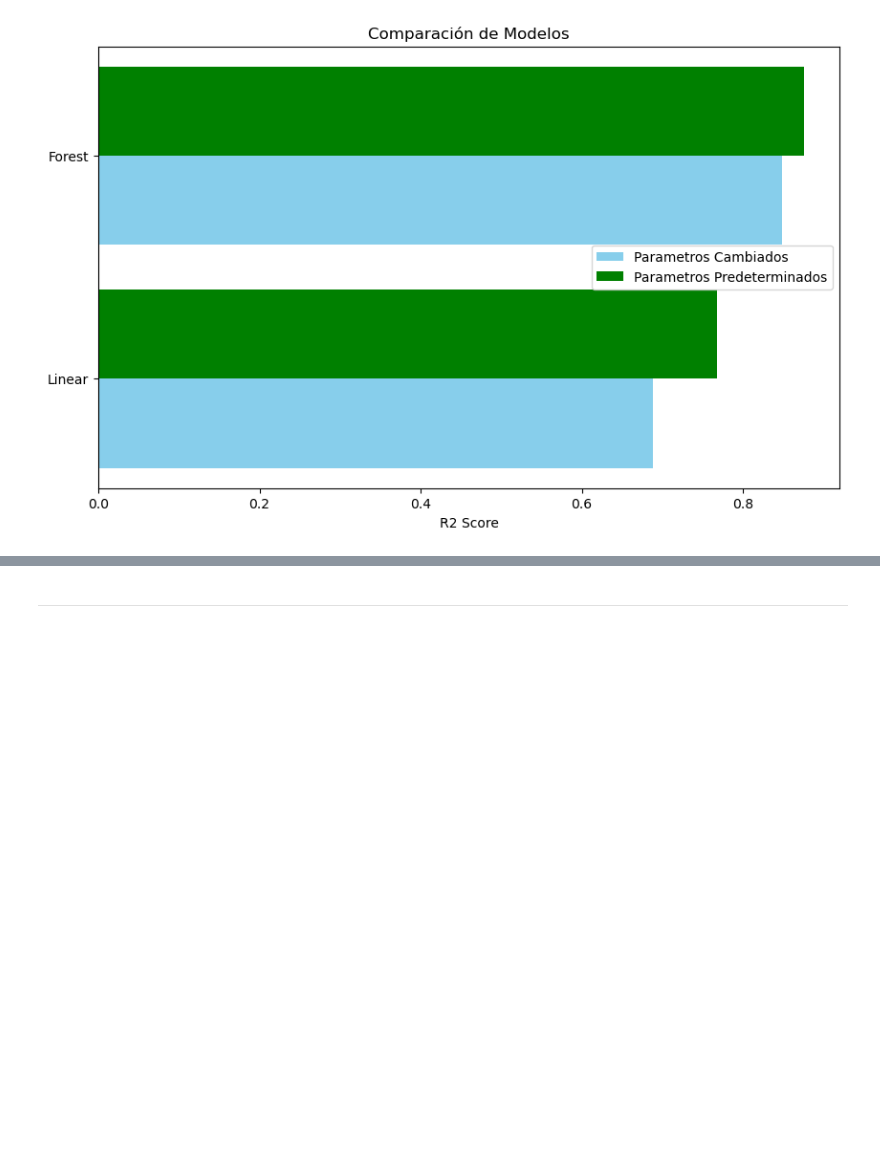
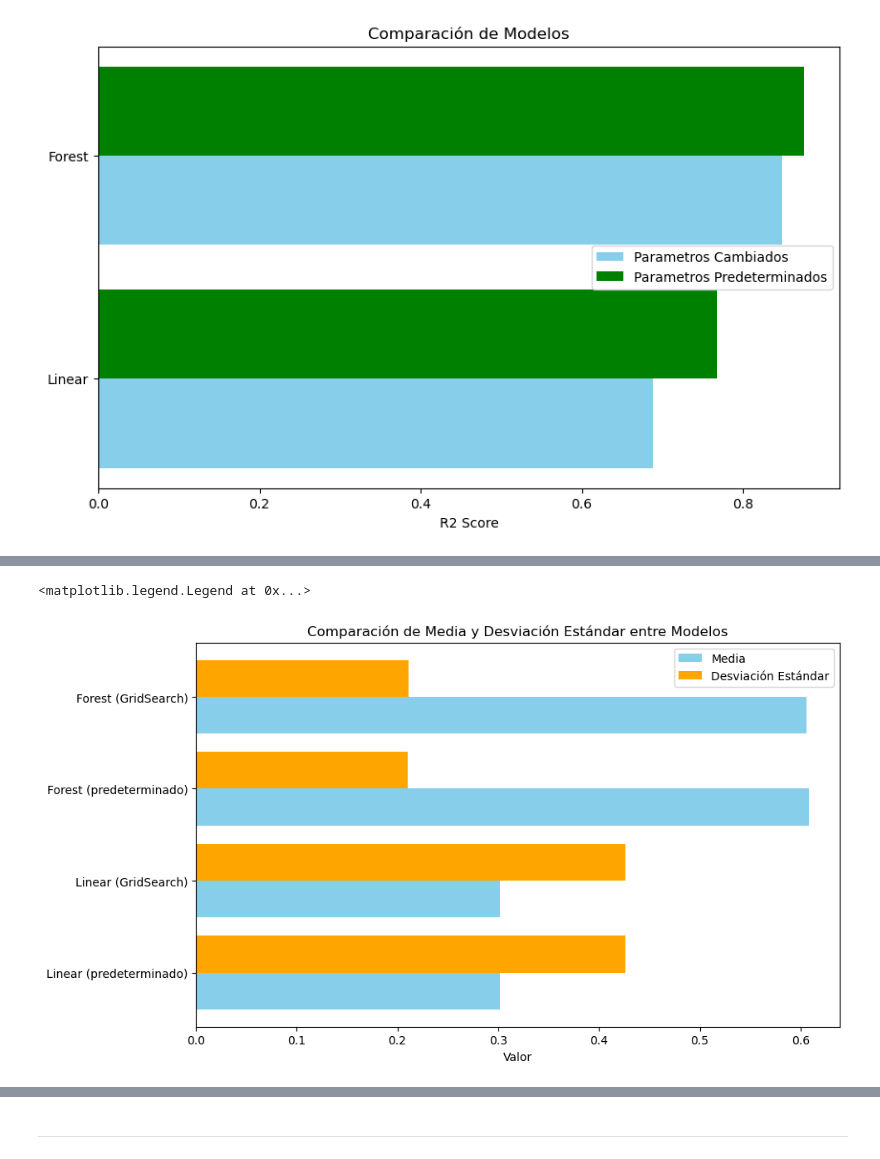
Before and after one commit to LeonBali3110/Sprint_6, a Jupyter notebook: M06.ipynb, the cells around one changed output, grey strips where cells are left out. Cells and saved outputs as stored; diff of their text form; code cells hidden in the pictures; blank space fills up the shorter version.

```diff
--- a/M06.ipynb
+++ b/M06.ipynb
@@ -428,0 +455,9 @@ ax.legend()
+# %%
+Kfold = KFold(5)
+# %%
+pre_LR_val = cross_val_score(LinearRegression(), x, y, cv = Kfold)
+pre_RF_val = cross_val_score(RandomForestRegressor(random_state = 42), x, y, cv = Kfold)
+mod_LR_val = cross_val_score(LinearRegression(copy_X = True, fit_intercept = True, n_jobs = 1, positive = False), x, y, cv = Kfold)
+mod_RF_val = cross_val_score(RandomForestRegressor(criterion = 'squared_error', max_depth = 9, min_samples_split = 2, n_jobs = 1, random_state = 42), x, y, cv = Kfold)
+# %%
+Validacion = [('Linear (predeterminado)', pre_LR_val), ('Linear (GridSearch)', mod_LR_val), ('Forest (predeterminado)', pre_RF_val), ('Forest (GridSearch)', mod_RF_val)]
@@ -428,0 +486,20 @@ ax.legend()
+# %%
+modelos, valores = zip(*Validacion)
+
+fig, ax = plt.subplots(figsize=(10, 6))
+
+posiciones_media = np.arange(len(modelos))
+posiciones_desviacion = posiciones_media + bar_width
+
+ax.barh(posiciones_media, [np.mean(valor) for valor in valores], height=bar_width, color='skyblue', label='Media')
+
+ax.barh(posiciones_desviacion, [np.std(valor) for valor in valores], height=bar_width, color='orange', label='Desviación Estándar')
+
+ax.set_yticks(posiciones_desviacion - bar_width / 2)
+ax.set_yticklabels(modelos)
+ax.set_xlabel('Valor')
+ax.set_title('Comparación de Media y Desviación Estándar entre Modelos')
+ax.legend()
+# %% [output]
+<matplotlib.legend.Legend at 0x...>
+[figure, added]
```
Also changed, not shown: parts of 15 cells of this notebook.
